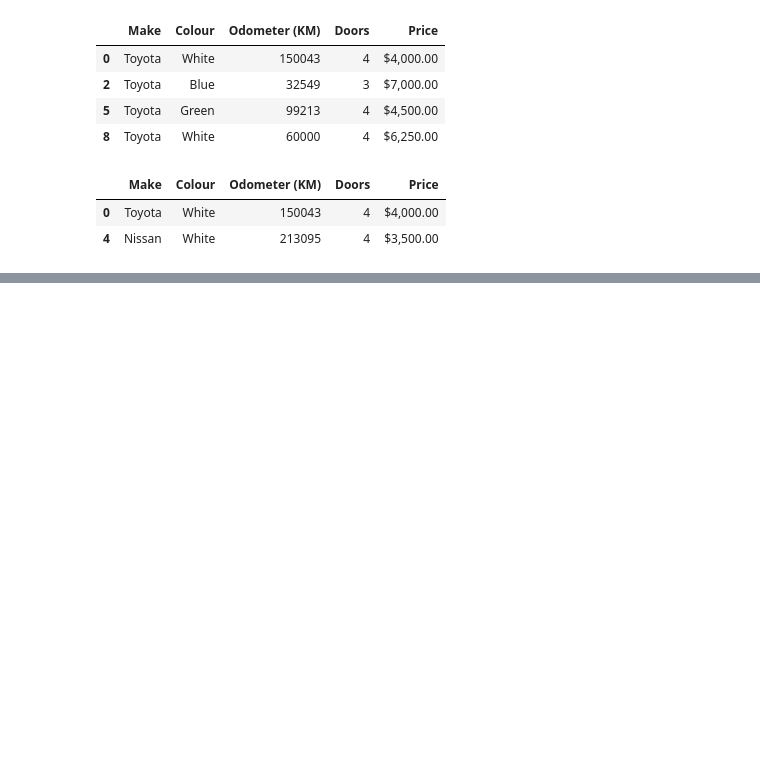
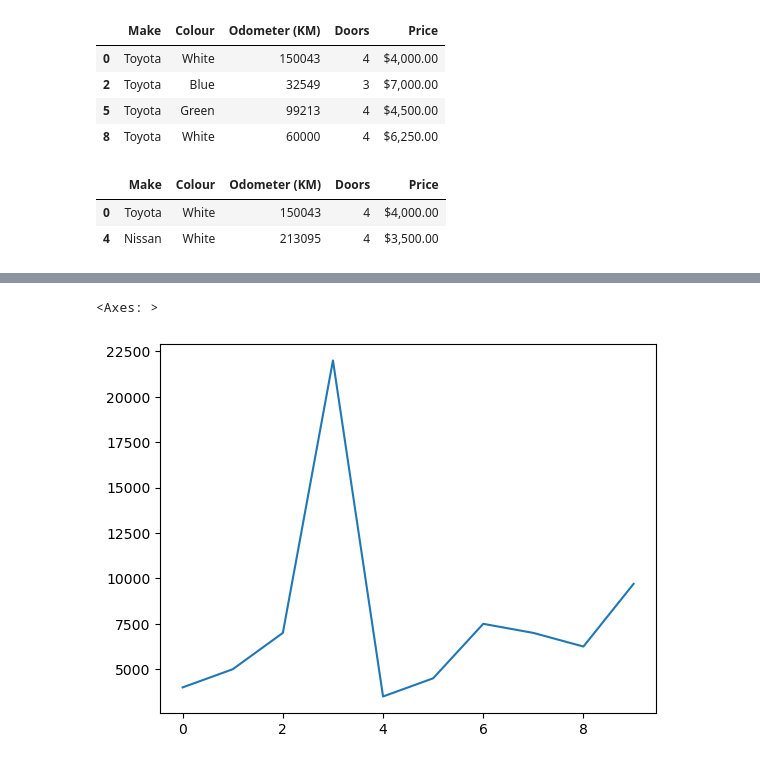
Before and after one commit to LiangRVR/Data-science-learn, a Jupyter notebook: introduction-to-pandas.ipynb, the cells around one changed output, grey strips where cells are left out. Drawn from its saved outputs; the diff is of its cells as text; code cells hidden in the pictures; blank space fills up the shorter version.

```diff
--- a/introduction-to-pandas.ipynb
+++ b/introduction-to-pandas.ipynb
@@ -250,0 +293,4 @@ cars_sales[cars_sales["Odometer (KM)"] > 100000]
+# %%
+cars_sales["Price"] = (
+    cars_sales["Price"].str.replace("[\\$\\,\\.]", "", regex=True).astype(int) / 100
+)
@@ -250,0 +311,5 @@ cars_sales[cars_sales["Odometer (KM)"] > 100000]
+# %%
+cars_sales["Price"].plot()
+# %% [output]
+<Axes: >
+[figure, added]
```
Also changed, not shown: parts of 6 cells of this notebook.
